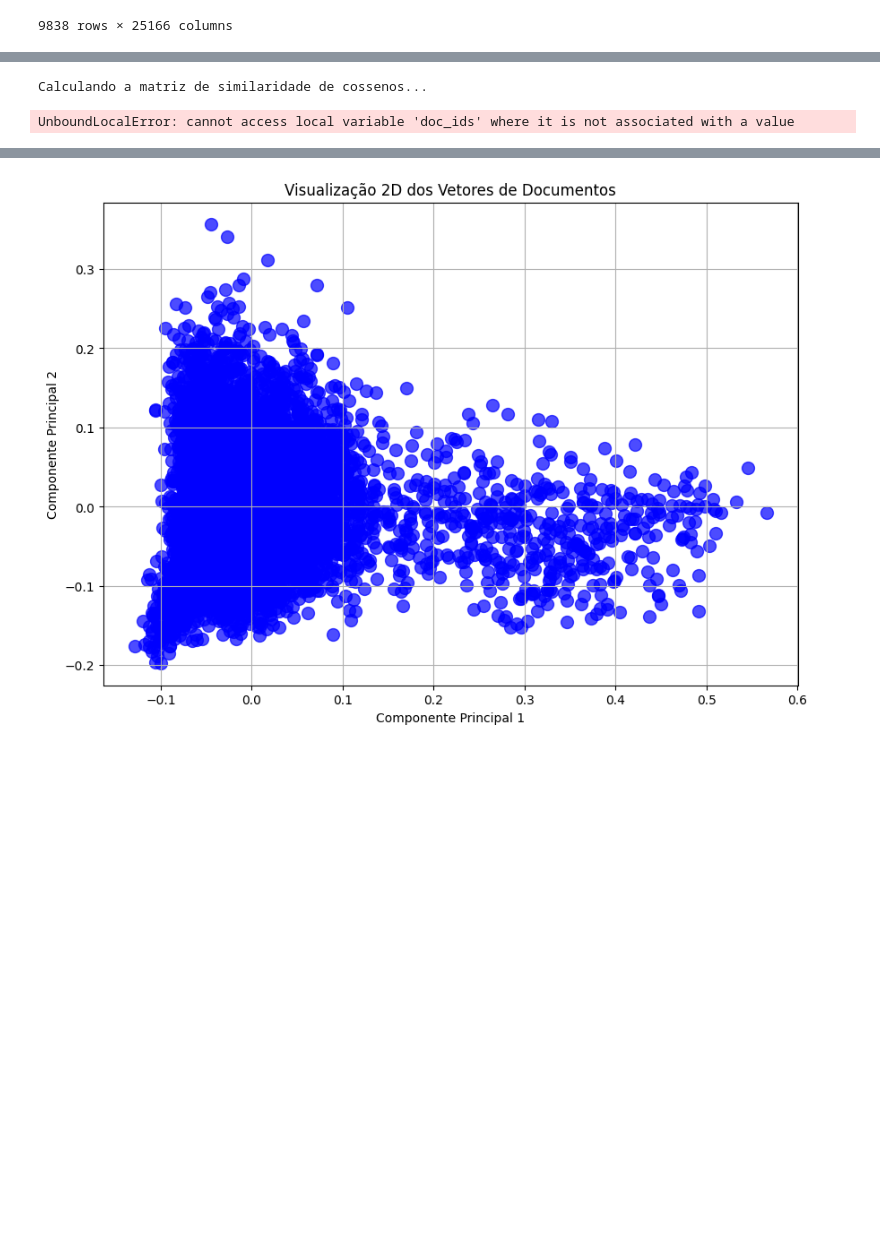
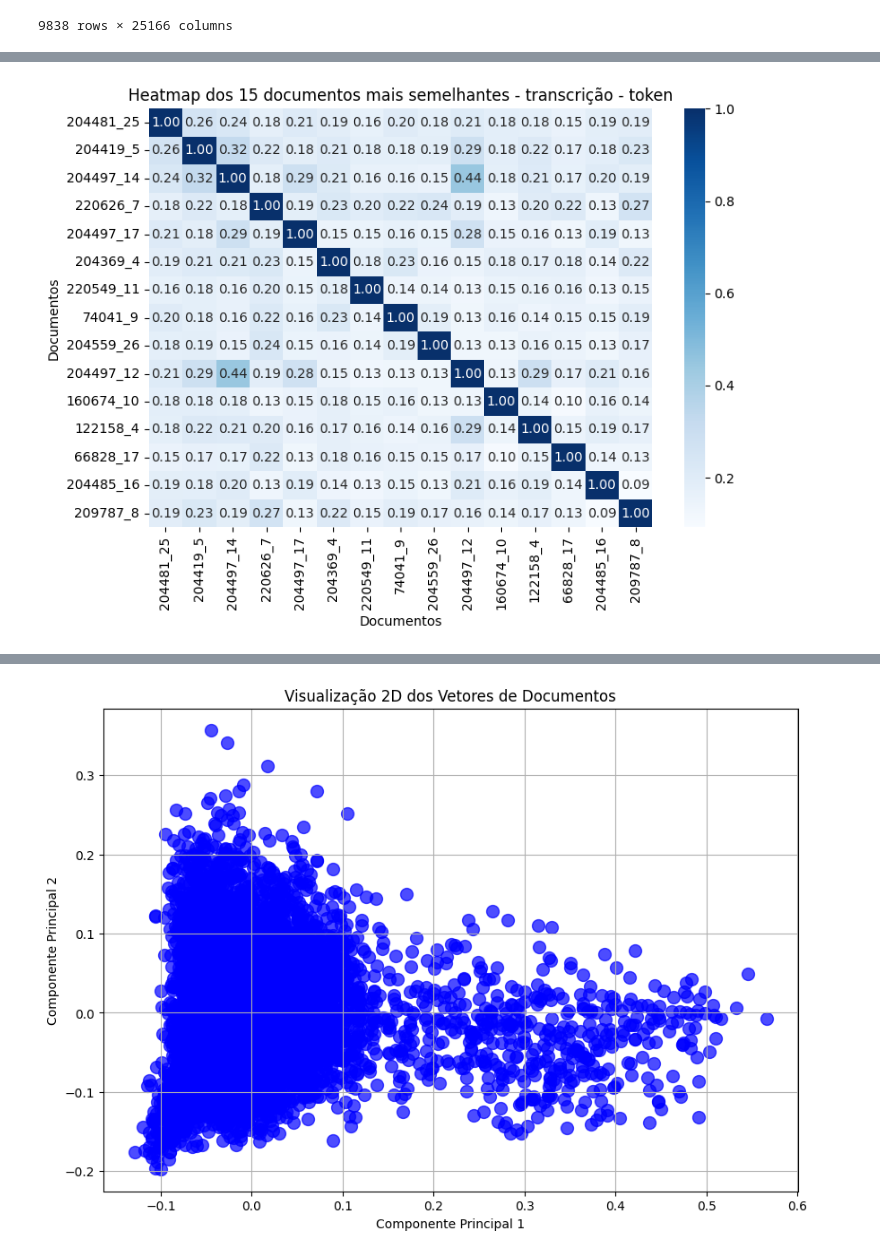
Before and after one commit to micaelol12/PLN, a Jupyter notebook: Trabalho/notebook.ipynb, the cells around one changed output, grey strips where cells are left out. Saved outputs shown, nothing was run; the diff lists cells and outputs as text; code cells hidden in the pictures; blank space fills up the shorter version.

```diff
--- a/Trabalho/notebook.ipynb
+++ b/Trabalho/notebook.ipynb
@@ -92,8 +92,6 @@ def search_and_rank(query, vectorizer, X_corpus, corpus, method_name):
     print("-" * 40)
 # %%
-def matriz_similaridade_top_n(dados, doc_ids, top_n):
-    print("Calculando a matriz de similaridade de cossenos...")
-
+def matriz_similaridade_top_n(dados, doc_ids, top_n, subtitle = ""):
     sim_matrix = cosine_similarity(dados, dados)
 
     sim_no_diag = sim_matrix.copy()
@@ -103,6 +101,7 @@ def matriz_similaridade_top_n(dados, doc_ids, top_n):
     top_idxs = np.argsort(mean_sim)[::-1][:top_n]
 
     sub_sim = sim_matrix[np.ix_(top_idxs, top_idxs)]
+
     if doc_ids is None:
         doc_ids = np.arange(len(dados))
 
@@ -113,7 +112,7 @@ def matriz_similaridade_top_n(dados, doc_ids, top_n):
 
     plt.figure(figsize=(8, 6))
     sns.heatmap(df_similarity, annot=True, cmap="Blues", fmt=".2f")
-    plt.title(f"Heatmap dos {top_n} documentos mais semelhantes")
+    plt.title(f"Heatmap dos {top_n} documentos mais semelhantes - {subtitle}")
     plt.xlabel("Documentos")
     plt.ylabel("Documentos")
     plt.tight_layout()
@@ -226,5 +267,4 @@ Top-3 Similares para a Query (usando TF-IDF - token):
 # %%
-matriz_similaridade_top_n(x_tf_idf_token, doc_ids_tf_idf_token,15)
+matriz_similaridade_top_n(x_tf_idf_token, doc_ids_tf_idf_token,15, "transcrição - token")
 # %% [output]
-Calculando a matriz de similaridade de cossenos...
-UnboundLocalError: cannot access local variable 'doc_ids' where it is not associated with a value
+[figure, added]
```
Also changed, not shown: parts of 12 cells of this notebook, 1 other file.
